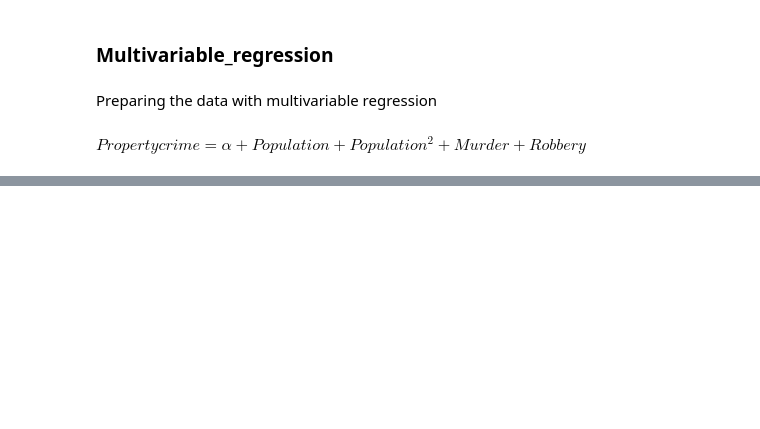
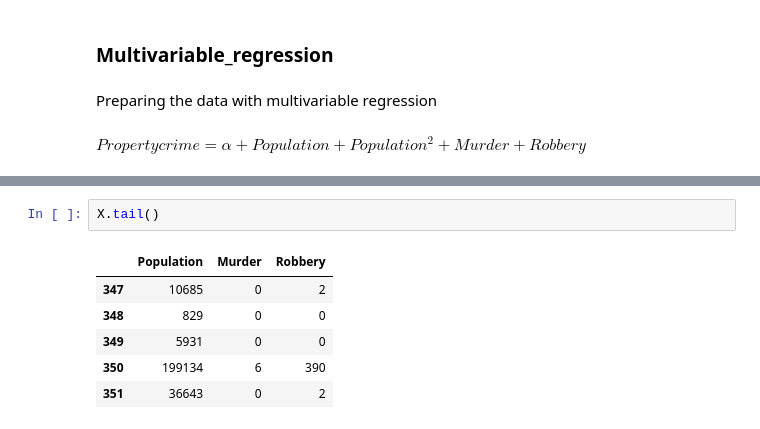
Before and after one commit to nutan06/linearregression, a Jupyter notebook: Linear_regression.ipynb, the cells around one changed output, grey strips where cells are left out. Saved outputs shown, nothing was run; the diff lists cells and outputs as text; blank space fills up the shorter version.

```diff
--- a/Linear_regression.ipynb
+++ b/Linear_regression.ipynb
@@ -75,0 +87,9 @@ X.head()
+# %%
+X.tail()
+# %% [output]
+|  | Population | Murder | Robbery |
+| 347 | 10685 | 0 | 2 |
+| 348 | 829 | 0 | 0 |
+| 349 | 5931 | 0 | 0 |
+| 350 | 199134 | 6 | 390 |
+| 351 | 36643 | 0 | 2 |
```
Also changed, not shown: parts of 15 cells of this notebook.
